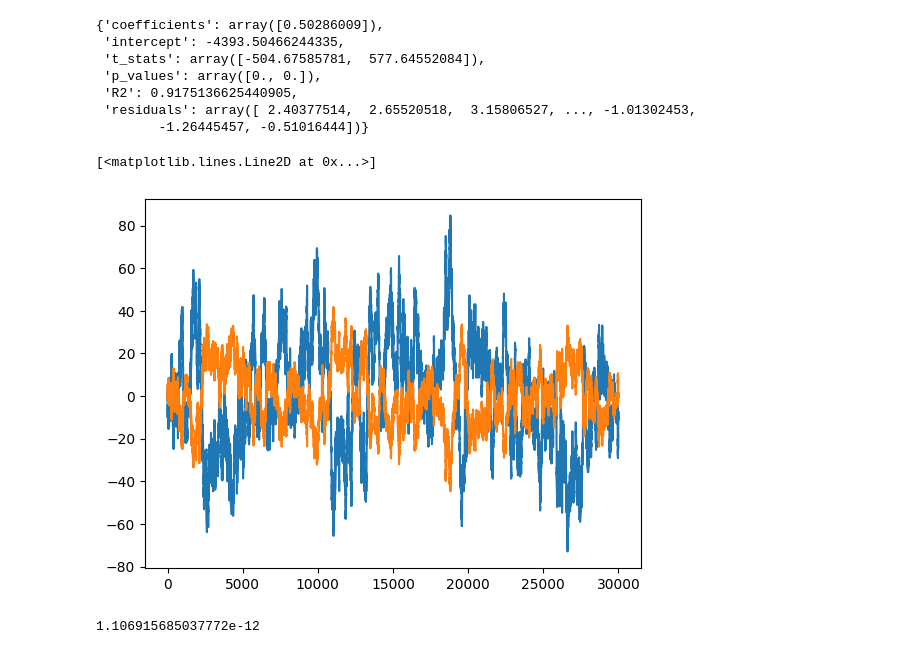
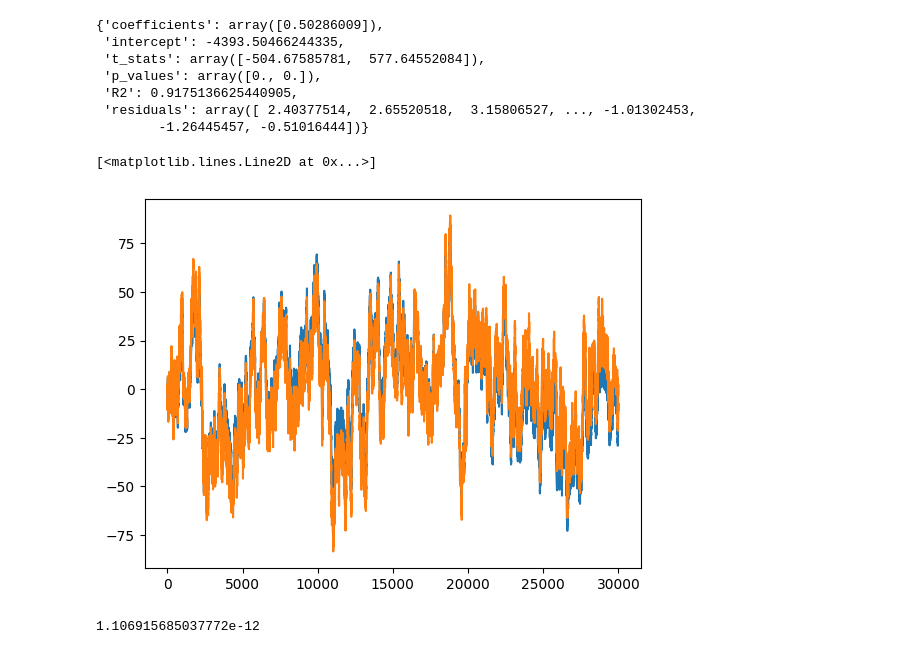
Before and after one commit to kaiwenShen/imc_prosperity_2024, a Jupyter notebook: round4_playground.ipynb, the cells around one changed output. Saved outputs shown, nothing was run; the diff lists cells and outputs as text; code cells hidden in the pictures.

```diff
--- a/round4_playground.ipynb
+++ b/round4_playground.ipynb
@@ -158,10 +158,10 @@ ols2_res
         -1.26445457, -0.51016444])}
 # %%
 plt.plot(ols_res['residuals'])
-plt.plot(ols2_res['residuals'])
+plt.plot(-ols2_res['residuals']*2.)
 # %% [output]
 [<matplotlib.lines.Line2D at 0x...>]
-[figure, old version]
+[figure, new version]
 # %%
 np.mean(ols_res['residuals'])
 # %% [output]
```
Also changed, not shown: parts of 9 cells of this notebook, 1 other file.
